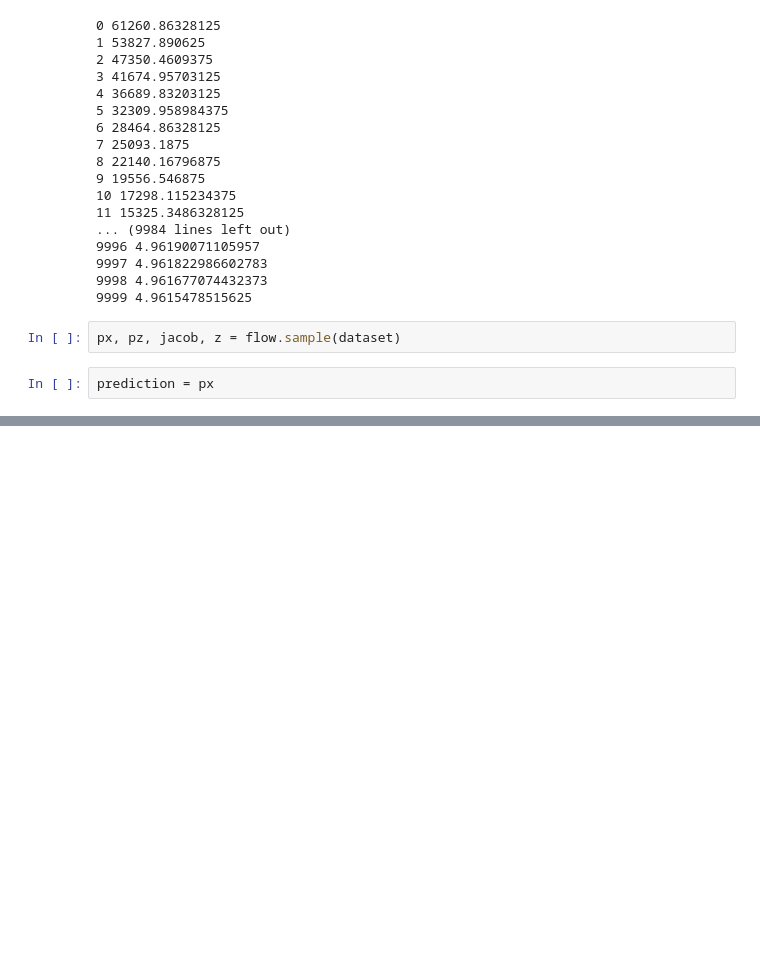
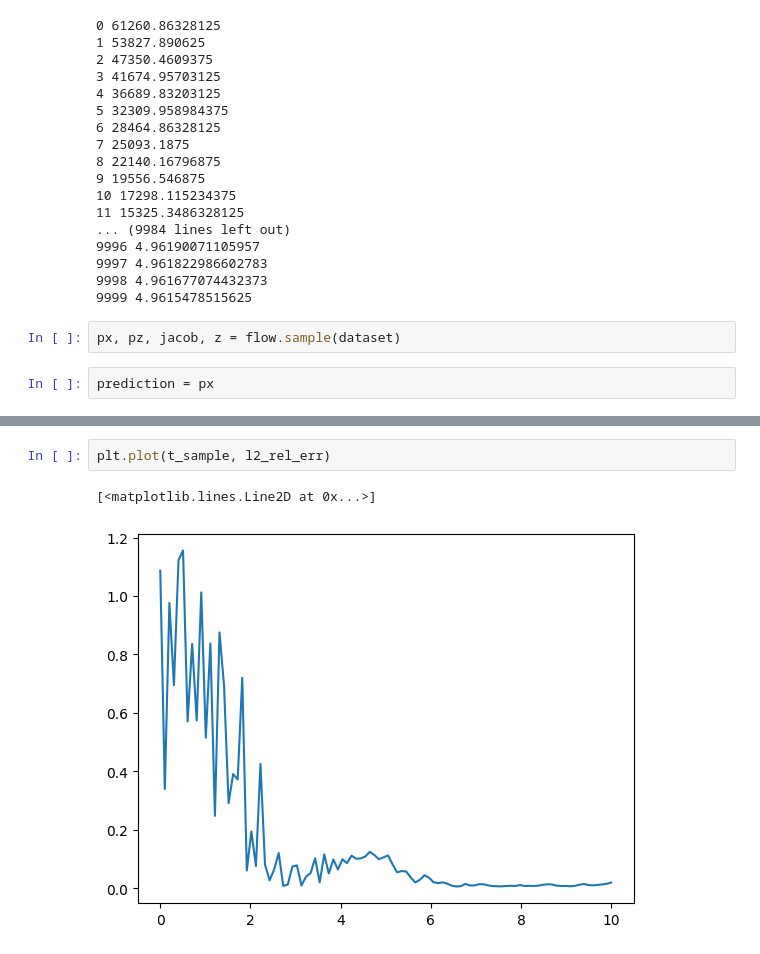
Before and after one commit to honglizhaobob/dl-hidimuq, a Jupyter notebook: code/LinearOscillator/python/PINF.ipynb, the cells around one changed output, grey strips where cells are left out. Drawn from its saved outputs; the diff is of its cells as text; blank space fills up the shorter version.

```diff
--- a/code/LinearOscillator/python/PINF.ipynb
+++ b/code/LinearOscillator/python/PINF.ipynb
@@ -66,0 +70,5 @@ plt.plot(x_sample, subsample_density[:, 60][0:-1:2])
+# %%
+plt.plot(t_sample, l2_rel_err)
+# %% [output]
+[<matplotlib.lines.Line2D at 0x...>]
+[figure, added]
```
Also changed, not shown: parts of 4 cells of this notebook.
